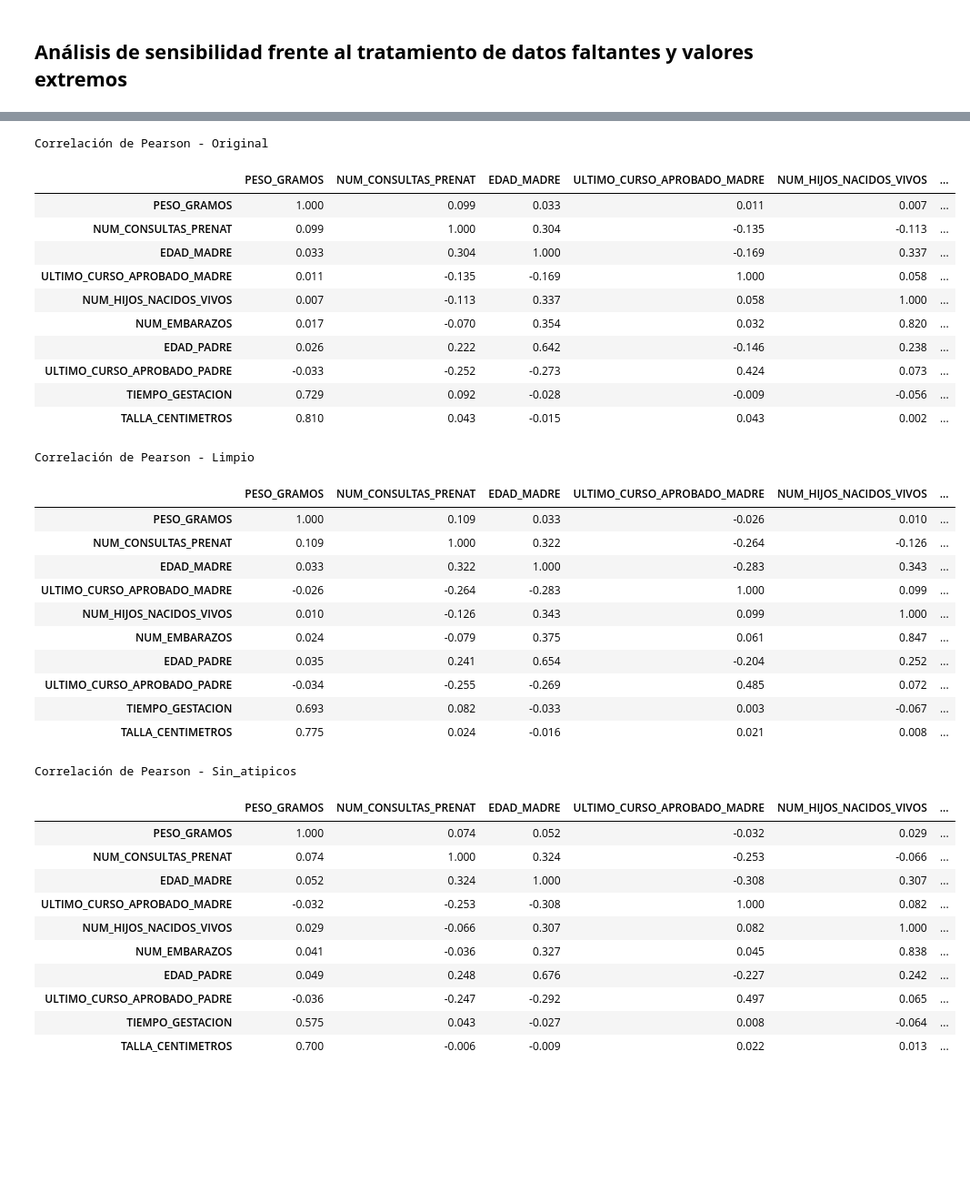
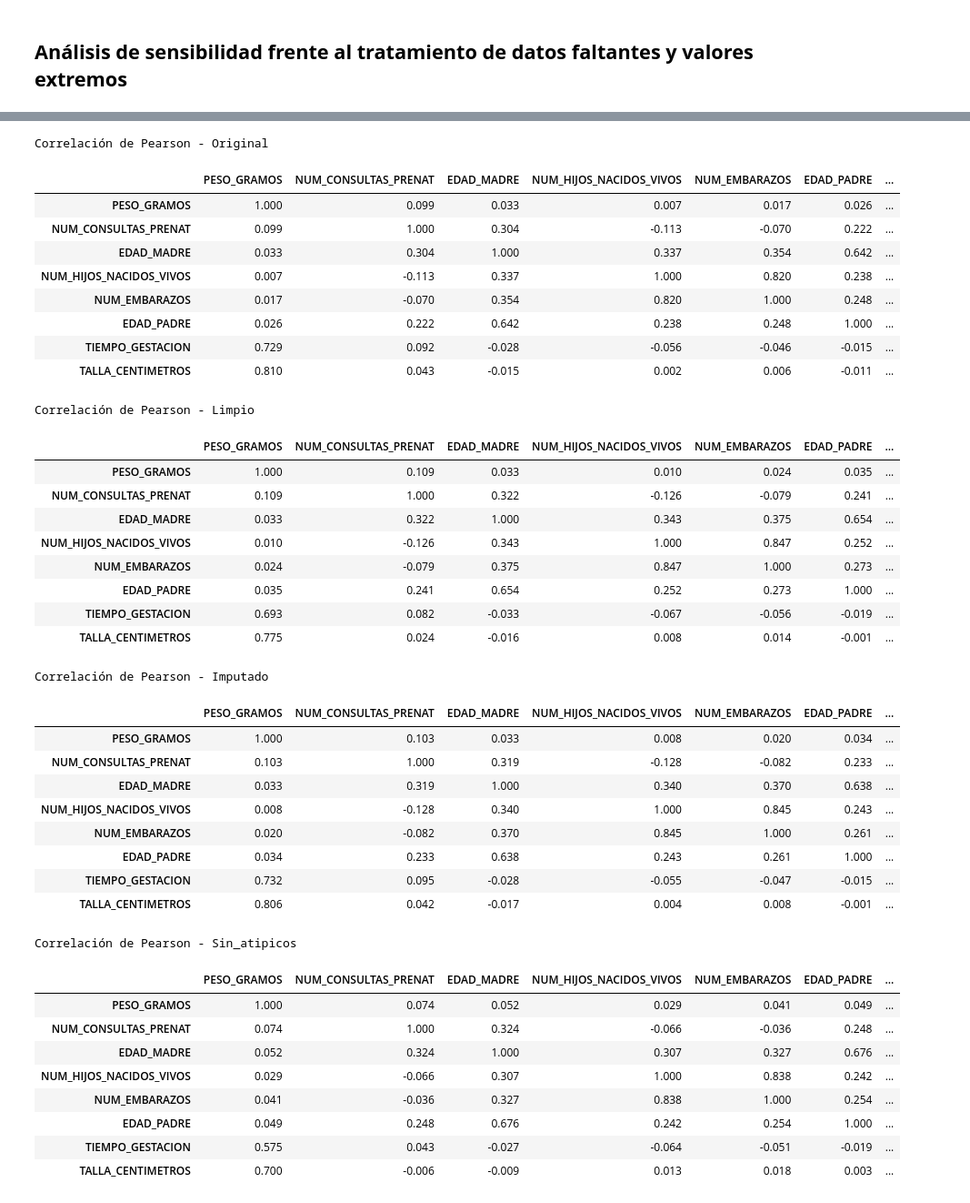
Before and after one commit to ChrisMath26/modelado-bajo-peso-al-nacer, a Jupyter notebook: notebooks/1_ETL_atipicos.ipynb, the cells around one changed output, grey strips where cells are left out. Shown at 91% size. Saved outputs shown, nothing was run; the diff lists cells and outputs as text; code cells hidden in the pictures; blank space fills up the shorter version.

```diff
--- a/notebooks/1_ETL_atipicos.ipynb
+++ b/notebooks/1_ETL_atipicos.ipynb
@@ -763,6 +798,7 @@ Dimensión procesada: (384321, 76)
 datasets = {
     "Original": df,
     "Limpio": df_limpio,
+    "Imputado": df_imputado,
     "Sin_atipicos": df_sin_atipicos
 }
 
@@ -826,65 +862,70 @@ display(resumen_descriptivo)
 datasets = {
     "Original": df,
     "Limpio": df_limpio,
+    "Imputado": df_imputado,
     "Sin_atipicos": df_sin_atipicos
 }
 
 for nombre, datos in datasets.items():
 
     # ---------------------------------------
     # Variables numéricas disponibles
     # ---------------------------------------
 
     vars_disp = [
         v for v in variables_cuantitativas
         if v in datos.columns
     ]
 
     # ---------------------------------------
     # Correlación de Pearson
     # ---------------------------------------
 
     corr = (
         datos[vars_disp]
         .corr(method="pearson")
     )
 
     print(f"\nCorrelación de Pearson - {nombre}")
     display(corr.round(3))
 # %% [output]
 Correlación de Pearson - Original
-|  | PESO_GRAMOS | NUM_CONSULTAS_PRENAT | EDAD_MADRE | ULTIMO_CURSO_APROBADO_MADRE | NUM_HIJOS_NACIDOS_VIVOS | ... |
-| PESO_GRAMOS | 1.000 | 0.099 | 0.033 | 0.011 | 0.007 | ... |
-| NUM_CONSULTAS_PRENAT | 0.099 | 1.000 | 0.304 | -0.135 | -0.113 | ... |
-| EDAD_MADRE | 0.033 | 0.304 | 1.000 | -0.169 | 0.337 | ... |
-| ULTIMO_CURSO_APROBADO_MADRE | 0.011 | -0.135 | -0.169 | 1.000 | 0.058 | ... |
-| NUM_HIJOS_NACIDOS_VIVOS | 0.007 | -0.113 | 0.337 | 0.058 | 1.000 | ... |
-| NUM_EMBARAZOS | 0.017 | -0.070 | 0.354 | 0.032 | 0.820 | ... |
-| EDAD_PADRE | 0.026 | 0.222 | 0.642 | -0.146 | 0.238 | ... |
-| ULTIMO_CURSO_APROBADO_PADRE | -0.033 | -0.252 | -0.273 | 0.424 | 0.073 | ... |
-| TIEMPO_GESTACION | 0.729 | 0.092 | -0.028 | -0.009 | -0.056 | ... |
-| TALLA_CENTIMETROS | 0.810 | 0.043 | -0.015 | 0.043 | 0.002 | ... |
+|  | PESO_GRAMOS | NUM_CONSULTAS_PRENAT | EDAD_MADRE | NUM_HIJOS_NACIDOS_VIVOS | NUM_EMBARAZOS | EDAD_PADRE | ... |
+| PESO_GRAMOS | 1.000 | 0.099 | 0.033 | 0.007 | 0.017 | 0.026 | ... |
+| NUM_CONSULTAS_PRENAT | 0.099 | 1.000 | 0.304 | -0.113 | -0.070 | 0.222 | ... |
+| EDAD_MADRE | 0.033 | 0.304 | 1.000 | 0.337 | 0.354 | 0.642 | ... |
+| NUM_HIJOS_NACIDOS_VIVOS | 0.007 | -0.113 | 0.337 | 1.000 | 0.820 | 0.238 | ... |
+| NUM_EMBARAZOS | 0.017 | -0.070 | 0.354 | 0.820 | 1.000 | 0.248 | ... |
+| EDAD_PADRE | 0.026 | 0.222 | 0.642 | 0.238 | 0.248 | 1.000 | ... |
+| TIEMPO_GESTACION | 0.729 | 0.092 | -0.028 | -0.056 | -0.046 | -0.015 | ... |
+| TALLA_CENTIMETROS | 0.810 | 0.043 | -0.015 | 0.002 | 0.006 | -0.011 | ... |
 Correlación de Pearson - Limpio
-|  | PESO_GRAMOS | NUM_CONSULTAS_PRENAT | EDAD_MADRE | ULTIMO_CURSO_APROBADO_MADRE | NUM_HIJOS_NACIDOS_VIVOS | ... |
-| PESO_GRAMOS | 1.000 | 0.109 | 0.033 | -0.026 | 0.010 | ... |
-| NUM_CONSULTAS_PRENAT | 0.109 | 1.000 | 0.322 | -0.264 | -0.126 | ... |
-| EDAD_MADRE | 0.033 | 0.322 | 1.000 | -0.283 | 0.343 | ... |
-| ULTIMO_CURSO_APROBADO_MADRE | -0.026 | -0.264 | -0.283 | 1.000 | 0.099 | ... |
-| NUM_HIJOS_NACIDOS_VIVOS | 0.010 | -0.126 | 0.343 | 0.099 | 1.000 | ... |
-| NUM_EMBARAZOS | 0.024 | -0.079 | 0.375 | 0.061 | 0.847 | ... |
-| EDAD_PADRE | 0.035 | 0.241 | 0.654 | -0.204 | 0.252 | ... |
-| ULTIMO_CURSO_APROBADO_PADRE | -0.034 | -0.255 | -0.269 | 0.485 | 0.072 | ... |
-| TIEMPO_GESTACION | 0.693 | 0.082 | -0.033 | 0.003 | -0.067 | ... |
-| TALLA_CENTIMETROS | 0.775 | 0.024 | -0.016 | 0.021 | 0.008 | ... |
+|  | PESO_GRAMOS | NUM_CONSULTAS_PRENAT | EDAD_MADRE | NUM_HIJOS_NACIDOS_VIVOS | NUM_EMBARAZOS | EDAD_PADRE | ... |
+| PESO_GRAMOS | 1.000 | 0.109 | 0.033 | 0.010 | 0.024 | 0.035 | ... |
+| NUM_CONSULTAS_PRENAT | 0.109 | 1.000 | 0.322 | -0.126 | -0.079 | 0.241 | ... |
+| EDAD_MADRE | 0.033 | 0.322 | 1.000 | 0.343 | 0.375 | 0.654 | ... |
+| NUM_HIJOS_NACIDOS_VIVOS | 0.010 | -0.126 | 0.343 | 1.000 | 0.847 | 0.252 | ... |
+| NUM_EMBARAZOS | 0.024 | -0.079 | 0.375 | 0.847 | 1.000 | 0.273 | ... |
+| EDAD_PADRE | 0.035 | 0.241 | 0.654 | 0.252 | 0.273 | 1.000 | ... |
+| TIEMPO_GESTACION | 0.693 | 0.082 | -0.033 | -0.067 | -0.056 | -0.019 | ... |
+| TALLA_CENTIMETROS | 0.775 | 0.024 | -0.016 | 0.008 | 0.014 | -0.001 | ... |
-Correlación de Pearson - Sin_atipicos
+Correlación de Pearson - Imputado
-|  | PESO_GRAMOS | NUM_CONSULTAS_PRENAT | EDAD_MADRE | ULTIMO_CURSO_APROBADO_MADRE | NUM_HIJOS_NACIDOS_VIVOS | ... |
-| PESO_GRAMOS | 1.000 | 0.074 | 0.052 | -0.032 | 0.029 | ... |
-| NUM_CONSULTAS_PRENAT | 0.074 | 1.000 | 0.324 | -0.253 | -0.066 | ... |
-| EDAD_MADRE | 0.052 | 0.324 | 1.000 | -0.308 | 0.307 | ... |
-| ULTIMO_CURSO_APROBADO_MADRE | -0.032 | -0.253 | -0.308 | 1.000 | 0.082 | ... |
-| NUM_HIJOS_NACIDOS_VIVOS | 0.029 | -0.066 | 0.307 | 0.082 | 1.000 | ... |
-| NUM_EMBARAZOS | 0.041 | -0.036 | 0.327 | 0.045 | 0.838 | ... |
-| EDAD_PADRE | 0.049 | 0.248 | 0.676 | -0.227 | 0.242 | ... |
-| ULTIMO_CURSO_APROBADO_PADRE | -0.036 | -0.247 | -0.292 | 0.497 | 0.065 | ... |
-| TIEMPO_GESTACION | 0.575 | 0.043 | -0.027 | 0.008 | -0.064 | ... |
-| TALLA_CENTIMETROS | 0.700 | -0.006 | -0.009 | 0.022 | 0.013 | ... |
+|  | PESO_GRAMOS | NUM_CONSULTAS_PRENAT | EDAD_MADRE | NUM_HIJOS_NACIDOS_VIVOS | NUM_EMBARAZOS | EDAD_PADRE | ... |
+| PESO_GRAMOS | 1.000 | 0.103 | 0.033 | 0.008 | 0.020 | 0.034 | ... |
+| NUM_CONSULTAS_PRENAT | 0.103 | 1.000 | 0.319 | -0.128 | -0.082 | 0.233 | ... |
+| EDAD_MADRE | 0.033 | 0.319 | 1.000 | 0.340 | 0.370 | 0.638 | ... |
+| NUM_HIJOS_NACIDOS_VIVOS | 0.008 | -0.128 | 0.340 | 1.000 | 0.845 | 0.243 | ... |
+| NUM_EMBARAZOS | 0.020 | -0.082 | 0.370 | 0.845 | 1.000 | 0.261 | ... |
+| EDAD_PADRE | 0.034 | 0.233 | 0.638 | 0.243 | 0.261 | 1.000 | ... |
+| TIEMPO_GESTACION | 0.732 | 0.095 | -0.028 | -0.055 | -0.047 | -0.015 | ... |
+| TALLA_CENTIMETROS | 0.806 | 0.042 | -0.017 | 0.004 | 0.008 | -0.001 | ... |
+Correlación de Pearson - Sin_atipicos
+|  | PESO_GRAMOS | NUM_CONSULTAS_PRENAT | EDAD_MADRE | NUM_HIJOS_NACIDOS_VIVOS | NUM_EMBARAZOS | EDAD_PADRE | ... |
+| PESO_GRAMOS | 1.000 | 0.074 | 0.052 | 0.029 | 0.041 | 0.049 | ... |
+| NUM_CONSULTAS_PRENAT | 0.074 | 1.000 | 0.324 | -0.066 | -0.036 | 0.248 | ... |
+| EDAD_MADRE | 0.052 | 0.324 | 1.000 | 0.307 | 0.327 | 0.676 | ... |
+| NUM_HIJOS_NACIDOS_VIVOS | 0.029 | -0.066 | 0.307 | 1.000 | 0.838 | 0.242 | ... |
+| NUM_EMBARAZOS | 0.041 | -0.036 | 0.327 | 0.838 | 1.000 | 0.254 | ... |
+| EDAD_PADRE | 0.049 | 0.248 | 0.676 | 0.242 | 0.254 | 1.000 | ... |
+| TIEMPO_GESTACION | 0.575 | 0.043 | -0.027 | -0.064 | -0.051 | -0.019 | ... |
+| TALLA_CENTIMETROS | 0.700 | -0.006 | -0.009 | 0.013 | 0.018 | 0.003 | ... |
```
Also changed, not shown: parts of 19 cells of this notebook.
